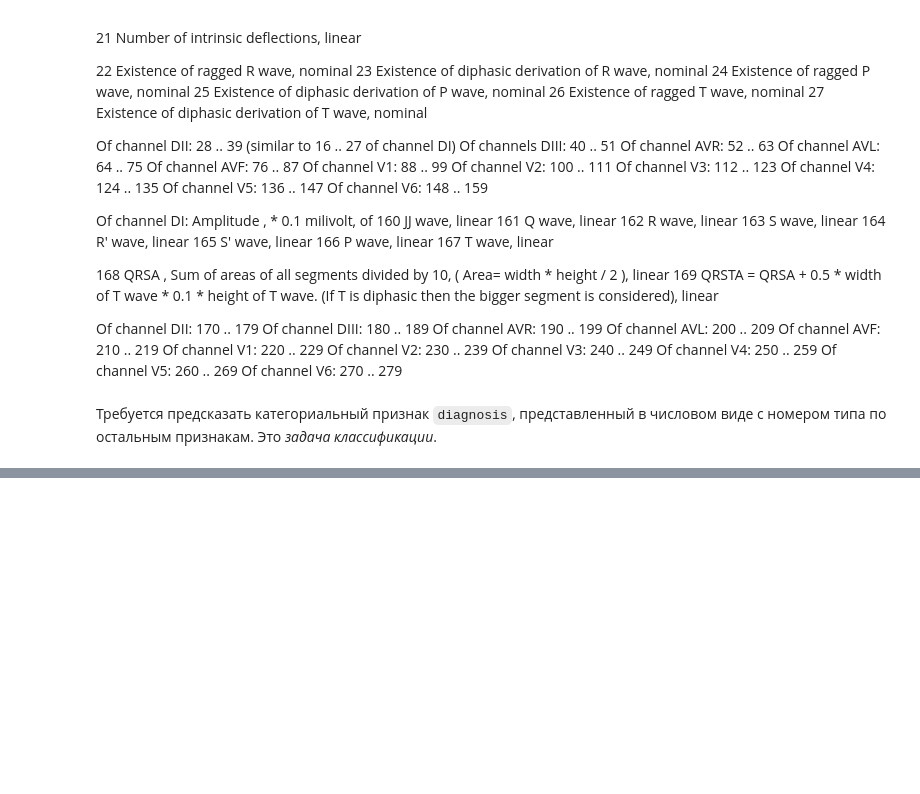
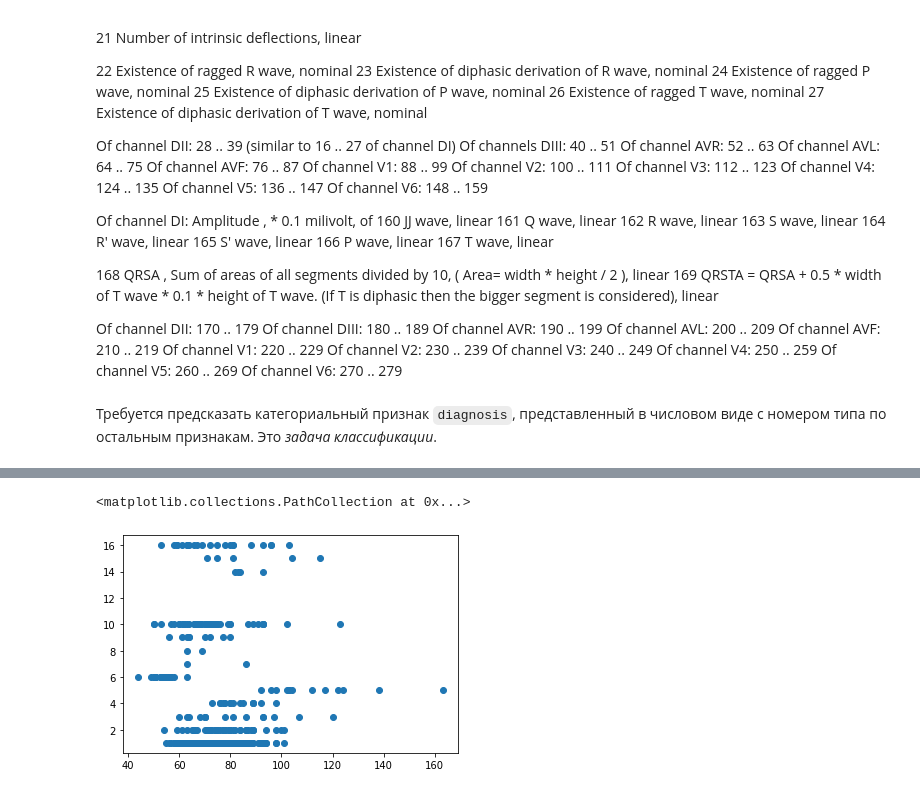
Before and after one commit to Gerilda/Arrhythmia, a Jupyter notebook: Arrhythmia.ipynb, the cells around one changed output, grey strips where cells are left out. Drawn from its saved outputs; the diff is of its cells as text; code cells hidden in the pictures; blank space fills up the shorter version.

```diff
--- a/Arrhythmia.ipynb
+++ b/Arrhythmia.ipynb
@@ -152,0 +240,5 @@ plt.scatter(data_raw['Area'], data_raw['Price'])
+# %%
+plt.scatter(x='heart_rate', y='diagnosis', data=data_raw)    # другой способ
+# %% [output]
+<matplotlib.collections.PathCollection at 0x...>
+[figure, added]
```
Also changed, not shown: parts of 95 cells of this notebook.
